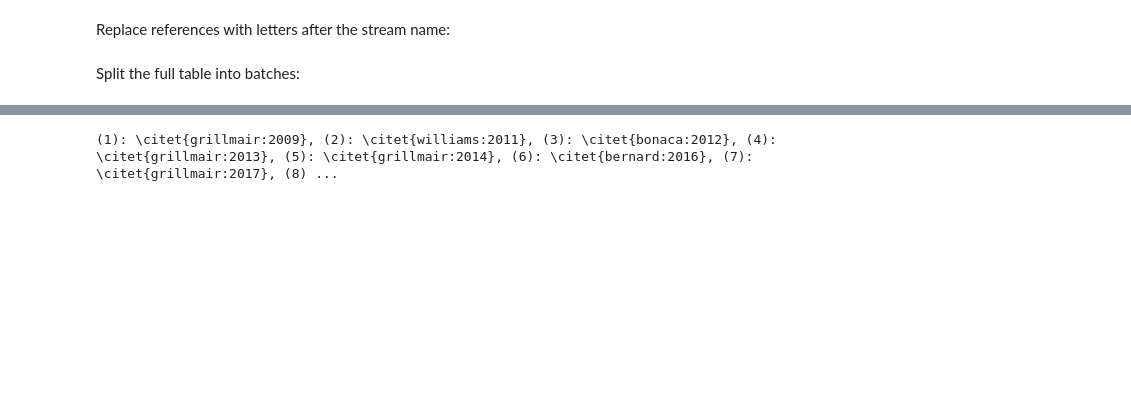
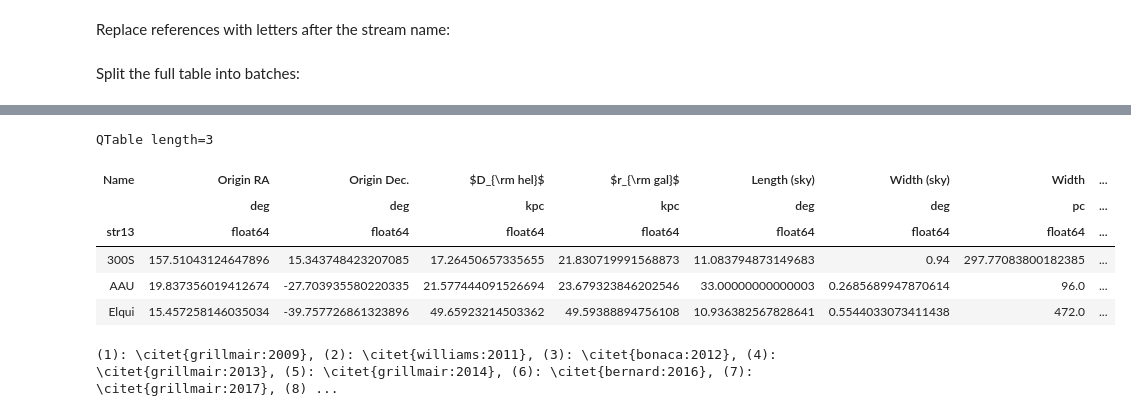
Before and after one commit to abonaca/streams_overview, a Jupyter notebook: notebooks/Stream-data.ipynb, the cells around one changed output, grey strips where cells are left out. Cells and saved outputs as stored; diff of their text form; code cells hidden in the pictures; blank space fills up the shorter version.

Commit message:
added stream widths

```diff
--- a/notebooks/Stream-data.ipynb
+++ b/notebooks/Stream-data.ipynb
@@ -515,6 +707,7 @@ paper_to_bibcode = {
     "grillmair2013": "2013ApJ...769L..23G",
     "grillmair2014": "2014ApJ...790L..10G",
     "grillmair2017": "2017ApJ...834...98G",
+    "grillmair2017a": "2017ApJ...834...98G",
     "grillmair2017b": "2017ApJ...847..119G",
     "ibata2021": "2021ApJ...914..123I",
     "malhan2018": "2018MNRAS.481.3442M",
@@ -526,8 +719,9 @@ paper_to_bibcode = {
     "sollima2020": "2020MNRAS.495.2222S",
     "weiss2018": "2018ApJ...867L...1W",
     "williams2011": "2011ApJ...728..102W",
+    "bonaca2012": "2012ApJ...760L...6B",
 }
-for colname in ["sky_track_ref", "dist_track_ref", "stellar_mass_ref"]:
+for colname in ["sky_track_ref", "dist_track_ref", "stellar_mass_ref", "width_ref"]:
     internal_data[colname] = [
         paper_to_bibcode.get(x, x) for x in internal_data[colname]
     ]
@@ -647,6 +841,7 @@ discovery_method = {
     "Ophiuchus": "photometry",
     "New-8": "streamfinder",
     "New-7": "streamfinder",
+    "New-6": "streamfinder",
     "New-5": "streamfinder",
     "New-4": "streamfinder",
     "New-3": "streamfinder",
@@ -660,6 +855,7 @@ discovery_method = {
     "New-20": "streamfinder",
     "New-2": "streamfinder",
     "New-19": "streamfinder",
+    "New-18": "streamfinder",
     "Jhelum": "photometry",
     "New-16": "streamfinder",
     "New-14": "streamfinder",
@@ -701,7 +897,10 @@ for irow in internal_data:
         irow["track"].phi1.degree[_sort_idx], irow["track"].distance.kpc[_sort_idx], k=3
     )
     origin_c = coord.SkyCoord(
-        phi1=0 * u.deg, phi2=0 * u.deg, distance=np.abs(dist_spl(0.0)) * u.kpc, frame=frame
+        phi1=0 * u.deg,
+        phi2=0 * u.deg,
+        distance=np.abs(dist_spl(0.0)) * u.kpc,
+        frame=frame,
     )
     origin_c = origin_c.transform_to(coord.ICRS())
     galcen = origin_c.transform_to(coord.Galactocentric())
@@ -723,9 +922,11 @@ for irow in internal_data:
     #     row["Min. Dist."] = irow["track"].distance.min().view(u.Quantity)
     #     row["Max. Dist."] = irow["track"].distance.max().view(u.Quantity)
 
-    row["Length"] = irow["track"].phi1.max() - irow["track"].phi1.min()
-    row["Width"] = 0.0 * u.deg  # TODO
+    row["Length (sky)"] = irow["track"].phi1.max() - irow["track"].phi1.min()
+    row["Width (sky)"] = irow["width_sky"]
+    row["Width"] = irow["width"]
     row["Reference"] = irow["sky_track_ref"]
+    row["Width Ref."] = irow["width_ref"] if irow["width_ref"] != "" else "this work"
 
     row["Stellar Mass"] = irow["stellar_mass"]
     if irow["stellar_mass_ref"] != "" or np.isnan(irow["stellar_mass"]):
@@ -848,9 +1056,14 @@ for row in summary_table:
     ref = bibcode_to_ref_id.get(row["Reference"], "")
     ref_d = bibcode_to_ref_id.get(row["Distance Ref."], "")
     ref_m = bibcode_to_ref_id.get(row["Stellar Mass Ref."], "")
-    refs.append(",".join([f"({r})" for r in np.unique([ref, ref_d, ref_m]) if r]))
+    ref_w = bibcode_to_ref_id.get(row["Width Ref."], "")
+    refs.append(
+        ",".join([f"({r})" for r in np.unique([ref, ref_w, ref_d, ref_m]) if r])
+    )
 
 final_summary_table = summary_table.copy()
 final_summary_table["References"] = refs
-final_summary_table.remove_columns(["Reference", "Stellar Mass Ref.", "Distance Ref."])
+final_summary_table.remove_columns(
+    ["Reference", "Stellar Mass Ref.", "Distance Ref.", "Width Ref."]
+)
 # %%
@@ -870,3 +1088,13 @@ sub_tables = [final_summary_table[i:j] for i, j in zip(idx[:-1], idx[1:])]
+# %%
+sub_tables[0][:3]
+# %% [output]
+QTable length=3
+| Name | Origin RA | Origin Dec. | $D_{\rm hel}$ | $r_{\rm gal}$ | Length (sky) | Width (sky) | Width | ... |
+|  | deg | deg | kpc | kpc | deg | deg | pc | ... |
+| str13 | float64 | float64 | float64 | float64 | float64 | float64 | float64 | ... |
+| 300S | 157.51043124647896 | 15.343748423207085 | 17.26450657335655 | 21.830719991568873 | 11.083794873149683 | 0.94 | 297.77083800182385 | ... |
+| AAU | 19.837356019412674 | -27.703935580220335 | 21.577444091526694 | 23.679323846202546 | 33.00000000000003 | 0.2685689947870614 | 96.0 | ... |
+| Elqui | 15.457258146035034 | -39.757726861323896 | 49.65923214503362 | 49.59388894756108 | 10.936382567828641 | 0.5544033073411438 | 472.0 | ... |
 # %%
 texts = []
 for i, tbl in enumerate(sub_tables):
```
Also changed, not shown: parts of 18 cells of this notebook, 5 other files.
